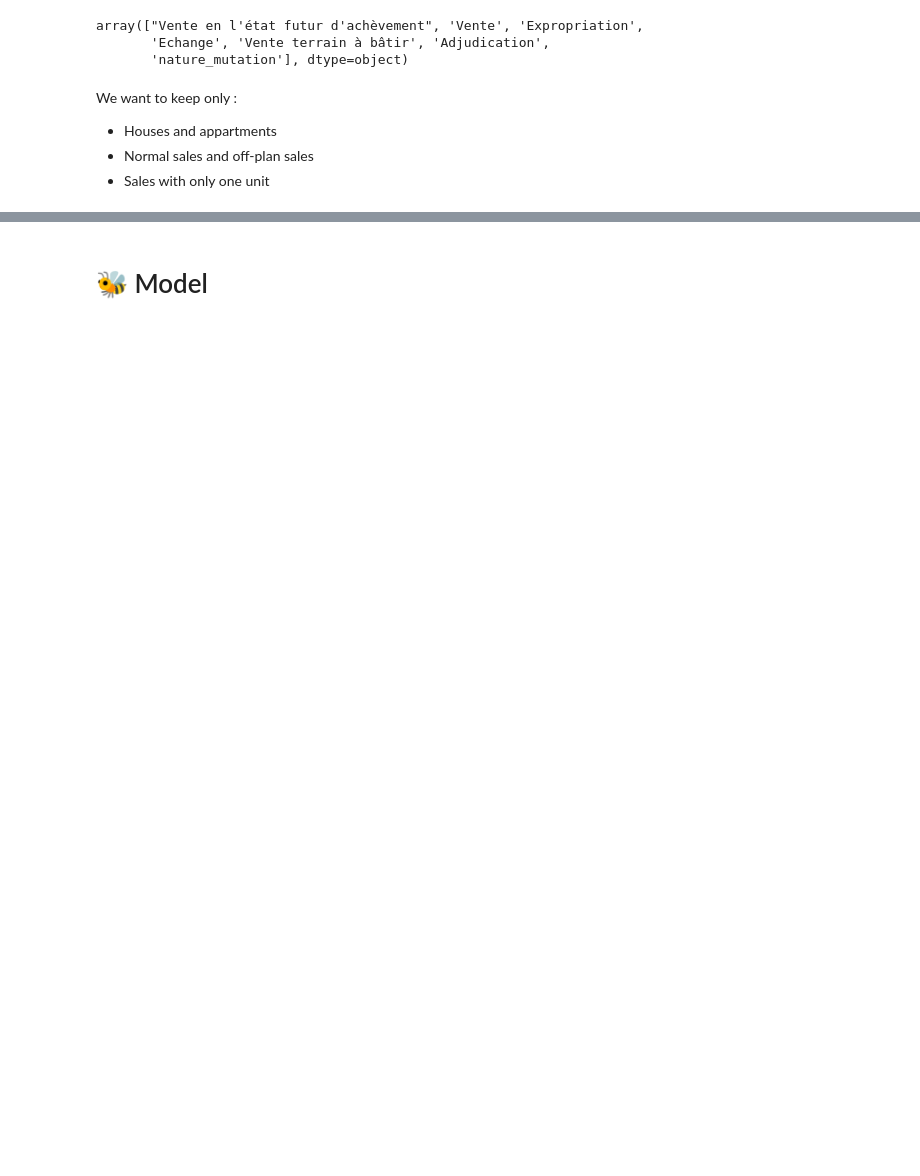
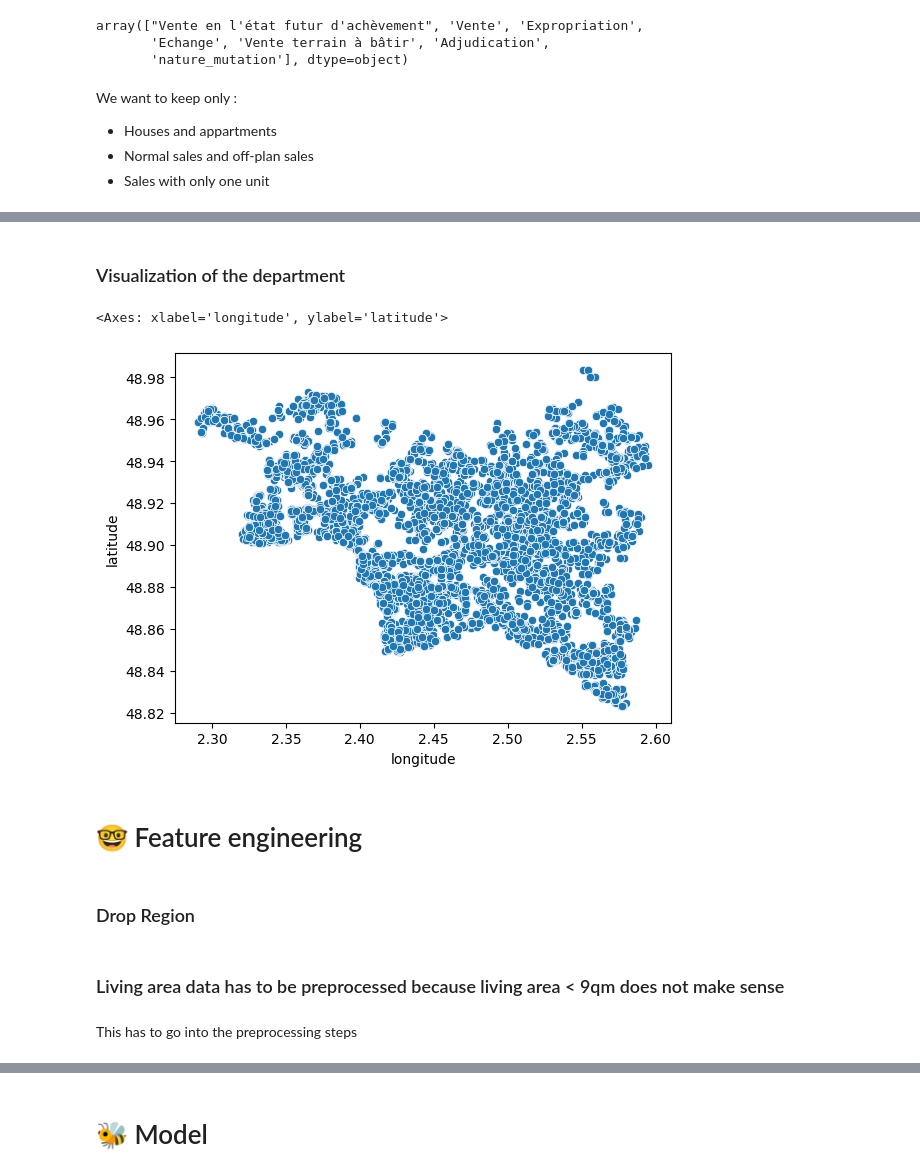
Before and after one commit to qadnguyen/realdata, a Jupyter notebook: notebooks/notebook_daniela.ipynb, the cells around one changed output, grey strips where cells are left out. Cells and saved outputs as stored; diff of their text form; code cells hidden in the pictures; blank space fills up the shorter version.

Commit message:
Add processing steps and model

```diff
--- a/notebooks/notebook_daniela.ipynb
+++ b/notebooks/notebook_daniela.ipynb
@@ -203,2 +234,7 @@ df_useful.shape
 # %%
-df_dvf['property type'].unique()
+trans_dict_built = {'Vente' : 'built',
+                    'Vente en l’état futur d’achèvement' : 'off-plan'}
+trans_dict_type = {'Appartement' : 'appartment',
+                   'Maison' : 'house'}
+df_useful= df_useful.replace({'built' : trans_dict_built,
+                             'property type' : trans_dict_type})
@@ -314,0 +255,3 @@ df_dvf
+# %%
+## dropping the column with number of units (only 1s)
+df_useful = df_useful.drop(columns='number_of_units')
@@ -314,0 +265,7 @@ df_dvf
+# %%
+## checking for NaN values
+df_useful.isna().sum()
+df_useful = df_useful.dropna()
+df_useful.shape
+df_useful = df_useful.drop_duplicates()
+df_useful.shape
@@ -314,0 +276,9 @@ df_dvf
+# %%
+col_float = ['price', 'longitude', 'latitude', 'postal_code', 'living_area', 'number_of_rooms']
+col_string = ['built','city', 'region','property_type']
+col_date = ['date']
+### Formating data types ####
+df_useful[col_float] = df_useful[col_float].apply(lambda x: pd.to_numeric(x, errors='coerce').astype('float64'))
+df_useful[col_date]= df_useful[col_date].apply(lambda x: pd.to_datetime(x, errors='coerce'))
+
+df_useful.info()
@@ -314,0 +317,12 @@ df_dvf
+# %% [markdown]
+### Visualization of the department
+# %%
+# import folium
+# m = folium.Map(location = [-33.8, 151.2], tiles ='OpenStreetMap', zoom_start=11)
+import seaborn as sns
+sns.scatterplot(x = df_useful['longitude'], y = df_useful['latitude'])
+# %% [output]
+<Axes: xlabel='longitude', ylabel='latitude'>
+[figure, added]
+# %% [markdown]
+# 🤓 Feature engineering
@@ -314,0 +333,2 @@ df_dvf
+# %% [markdown]
+### Drop Region
@@ -314,0 +338,4 @@ df_dvf
+# %% [markdown]
+### Living area data has to be preprocessed because living area < 9qm does not make sense
+# %% [markdown]
+This has to go into the preprocessing steps
```
Also changed, not shown: parts of 66 cells of this notebook.
